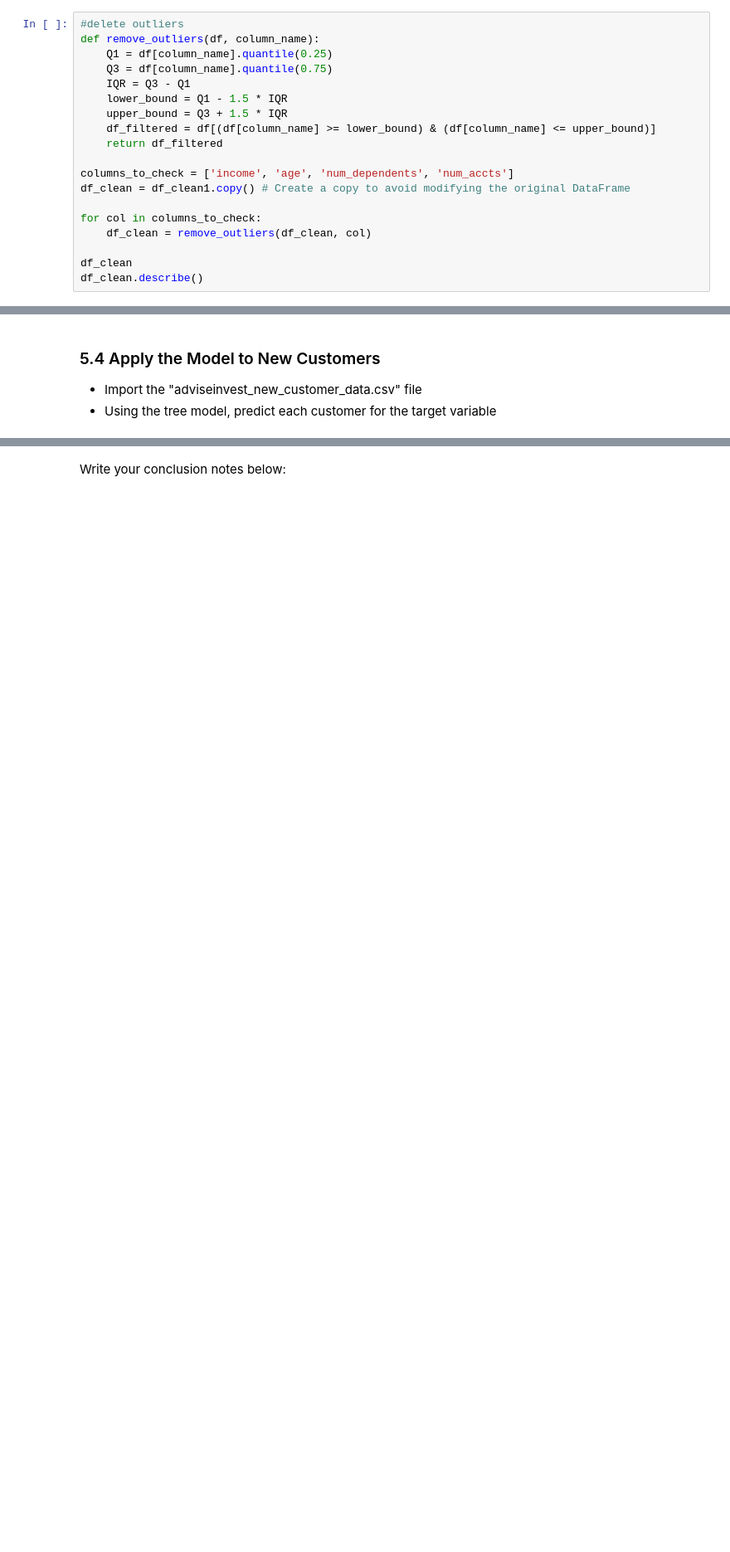
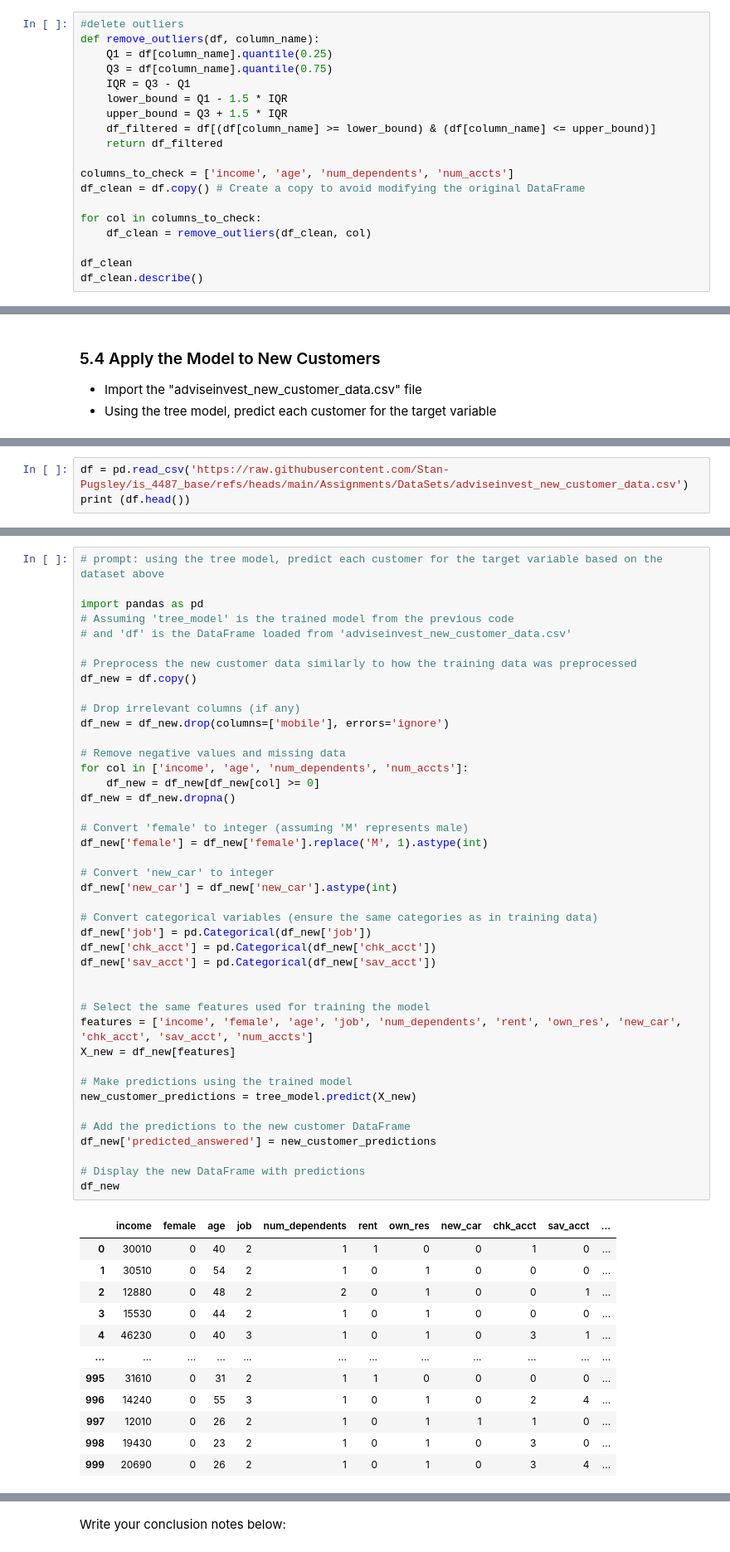
Before and after one commit to Gabbie22/is_4487_base, a Jupyter notebook: Assignments/Scripts/advise_invest_template.ipynb, the cells around one changed output, grey strips where cells are left out. Shown at 83% size. Saved outputs shown, nothing was run; the diff lists cells and outputs as text; blank space fills up the shorter version.

```diff
--- a/Assignments/Scripts/advise_invest_template.ipynb
+++ b/Assignments/Scripts/advise_invest_template.ipynb
@@ -128,7 +124,7 @@ def remove_outliers(df, column_name):
     return df_filtered
 
 columns_to_check = ['income', 'age', 'num_dependents', 'num_accts']
-df_clean = df_clean1.copy() # Create a copy to avoid modifying the original DataFrame
+df_clean = df.copy() # Create a copy to avoid modifying the original DataFrame
 
 for col in columns_to_check:
     df_clean = remove_outliers(df_clean, col)
@@ -622,0 +720,3 @@ In other words, to calculate profit in this baseline scenario treat the customer
+# %%
+df = pd.read_csv('https://raw.githubusercontent.com/Stan-Pugsley/is_4487_base/refs/heads/main/Assignments/DataSets/adviseinvest_new_customer_data.csv')
+print (df.head())
@@ -622,0 +737,55 @@ In other words, to calculate profit in this baseline scenario treat the customer
+# %%
+# prompt: using the tree model, predict each customer for the target variable based on the dataset above
+
+import pandas as pd
+# Assuming 'tree_model' is the trained model from the previous code
+# and 'df' is the DataFrame loaded from 'adviseinvest_new_customer_data.csv'
+
+# Preprocess the new customer data similarly to how the training data was preprocessed
+df_new = df.copy()
+
+# Drop irrelevant columns (if any)
+df_new = df_new.drop(columns=['mobile'], errors='ignore')
+
+# Remove negative values and missing data
+for col in ['income', 'age', 'num_dependents', 'num_accts']:
+    df_new = df_new[df_new[col] >= 0]
+df_new = df_new.dropna()
+
+# Convert 'female' to integer (assuming 'M' represents male)
+df_new['female'] = df_new['female'].replace('M', 1).astype(int)
+
+# Convert 'new_car' to integer
+df_new['new_car'] = df_new['new_car'].astype(int)
+
+# Convert categorical variables (ensure the same categories as in training data)
+df_new['job'] = pd.Categorical(df_new['job'])
+df_new['chk_acct'] = pd.Categorical(df_new['chk_acct'])
+df_new['sav_acct'] = pd.Categorical(df_new['sav_acct'])
+
+
+# Select the same features used for training the model
+features = ['income', 'female', 'age', 'job', 'num_dependents', 'rent', 'own_res', 'new_car', 'chk_acct', 'sav_acct', 'num_accts']
+X_new = df_new[features]
+
+# Make predictions using the trained model
+new_customer_predictions = tree_model.predict(X_new)
+
+# Add the predictions to the new customer DataFrame
+df_new['predicted_answered'] = new_customer_predictions
+
+# Display the new DataFrame with predictions
+df_new
+# %% [output]
+|  | income | female | age | job | num_dependents | rent | own_res | new_car | chk_acct | sav_acct | ... |
+| 0 | 30010 | 0 | 40 | 2 | 1 | 1 | 0 | 0 | 1 | 0 | ... |
+| 1 | 30510 | 0 | 54 | 2 | 1 | 0 | 1 | 0 | 0 | 0 | ... |
+| 2 | 12880 | 0 | 48 | 2 | 2 | 0 | 1 | 0 | 0 | 1 | ... |
+| 3 | 15530 | 0 | 44 | 2 | 1 | 0 | 1 | 0 | 0 | 0 | ... |
+| 4 | 46230 | 0 | 40 | 3 | 1 | 0 | 1 | 0 | 3 | 1 | ... |
+| ... | ... | ... | ... | ... | ... | ... | ... | ... | ... | ... | ... |
+| 995 | 31610 | 0 | 31 | 2 | 1 | 1 | 0 | 0 | 0 | 0 | ... |
+| 996 | 14240 | 0 | 55 | 3 | 1 | 0 | 1 | 0 | 2 | 4 | ... |
+| 997 | 12010 | 0 | 26 | 2 | 1 | 0 | 1 | 1 | 1 | 0 | ... |
+| 998 | 19430 | 0 | 23 | 2 | 1 | 0 | 1 | 0 | 3 | 0 | ... |
+| 999 | 20690 | 0 | 26 | 2 | 1 | 0 | 1 | 0 | 3 | 4 | ... |
```
Also changed, not shown: parts of 11 cells of this notebook.
